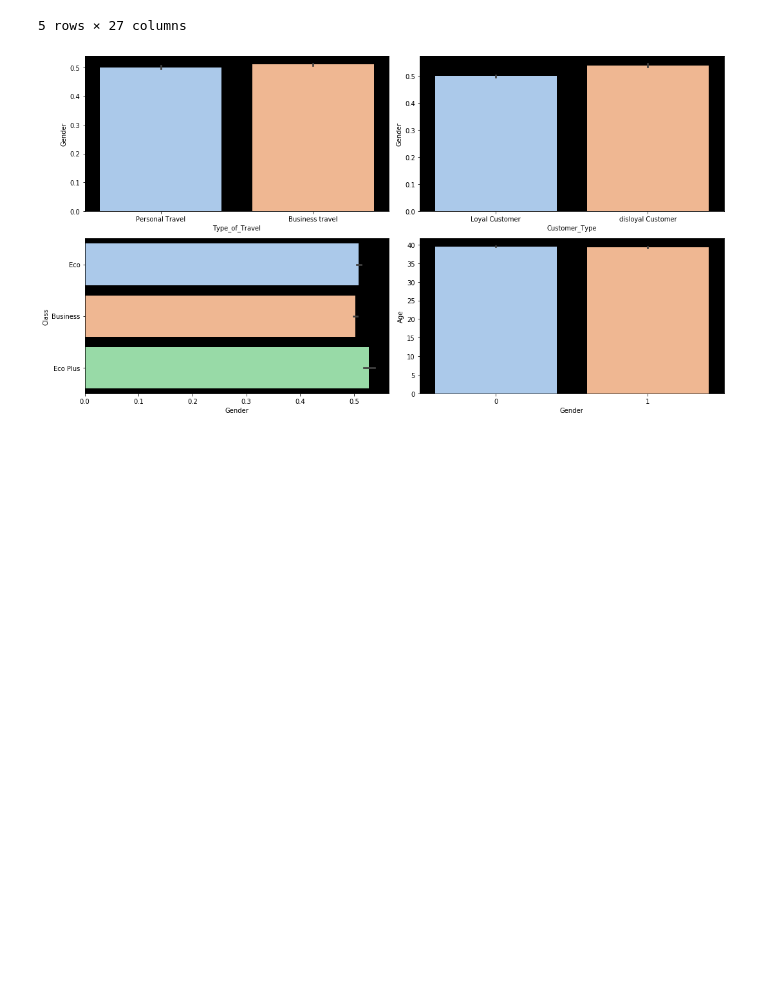
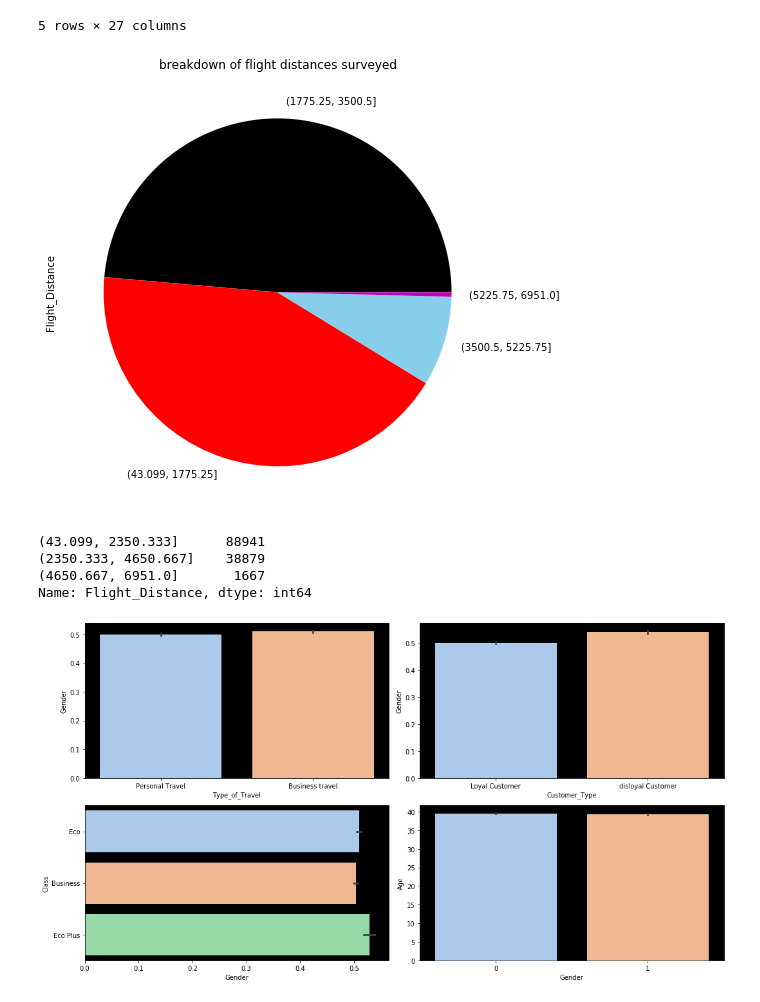
Before and after one commit to ArielJosephCohen/airline_ooptimization, a Jupyter notebook: EDA.ipynb, the cells around one changed output. Cells and saved outputs as stored; diff of their text form; code cells hidden in the pictures; blank space fills up the shorter version.

```diff
--- a/EDA.ipynb
+++ b/EDA.ipynb
@@ -107,3 +127,16 @@ df.head()
 | 3 | 1 | 1 | Loyal Customer | 60 | Personal Travel | Eco | 623 | 0 | ... |
 | 4 | 1 | 1 | Loyal Customer | 70 | Personal Travel | Eco | 354 | 0 | ... |
 5 rows × 27 columns
+# %%
+pd.cut(df.Flight_Distance,bins=4).value_counts().plot(kind='pie',figsize=(15,8),colors=['k','r','skyblue','m','green','grey'])
+plt.title('breakdown of flight distances surveyed')
+plt.show()
+# %% [output]
+[figure, added]
+# %%
+pd.cut(df.Flight_Distance,bins=3).value_counts()
+# %% [output]
+(43.099, 2350.333]      88941
+(2350.333, 4650.667]    38879
+(4650.667, 6951.0]       1667
+Name: Flight_Distance, dtype: int64
```
Also changed, not shown: parts of 4 cells of this notebook, 1 other file.
